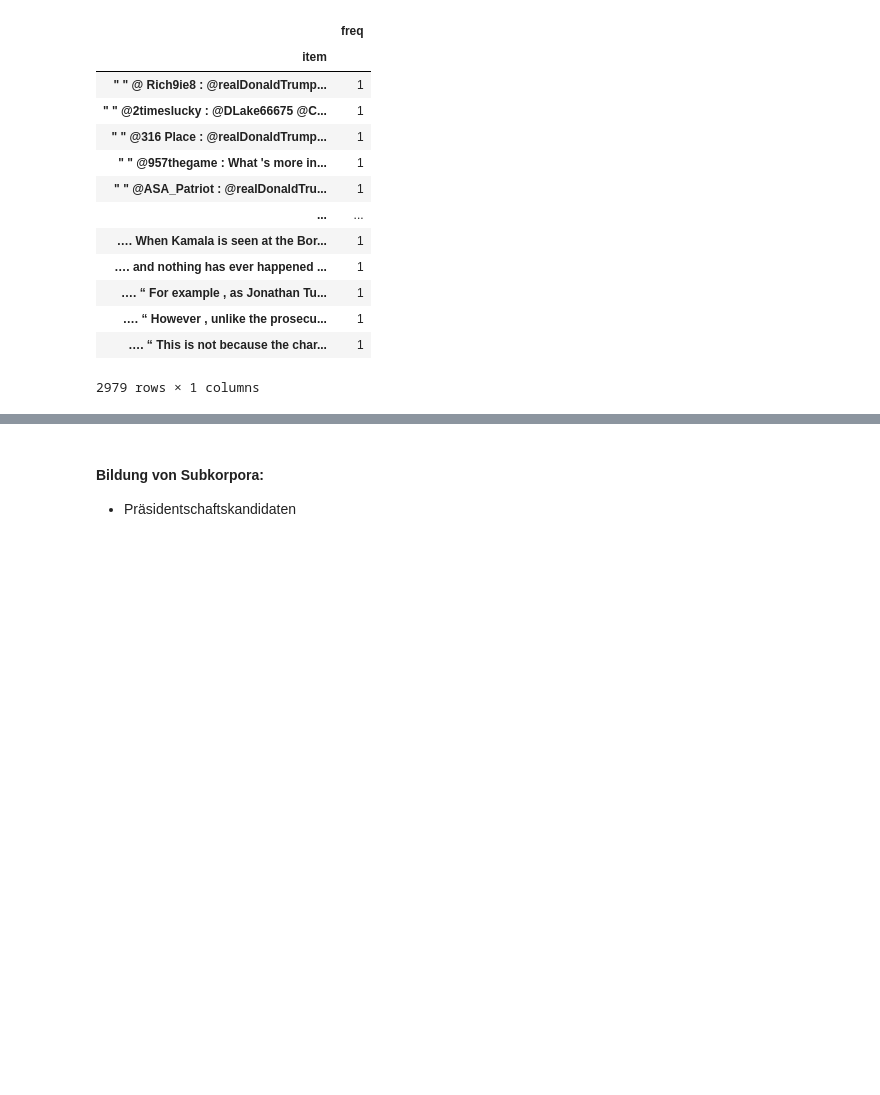
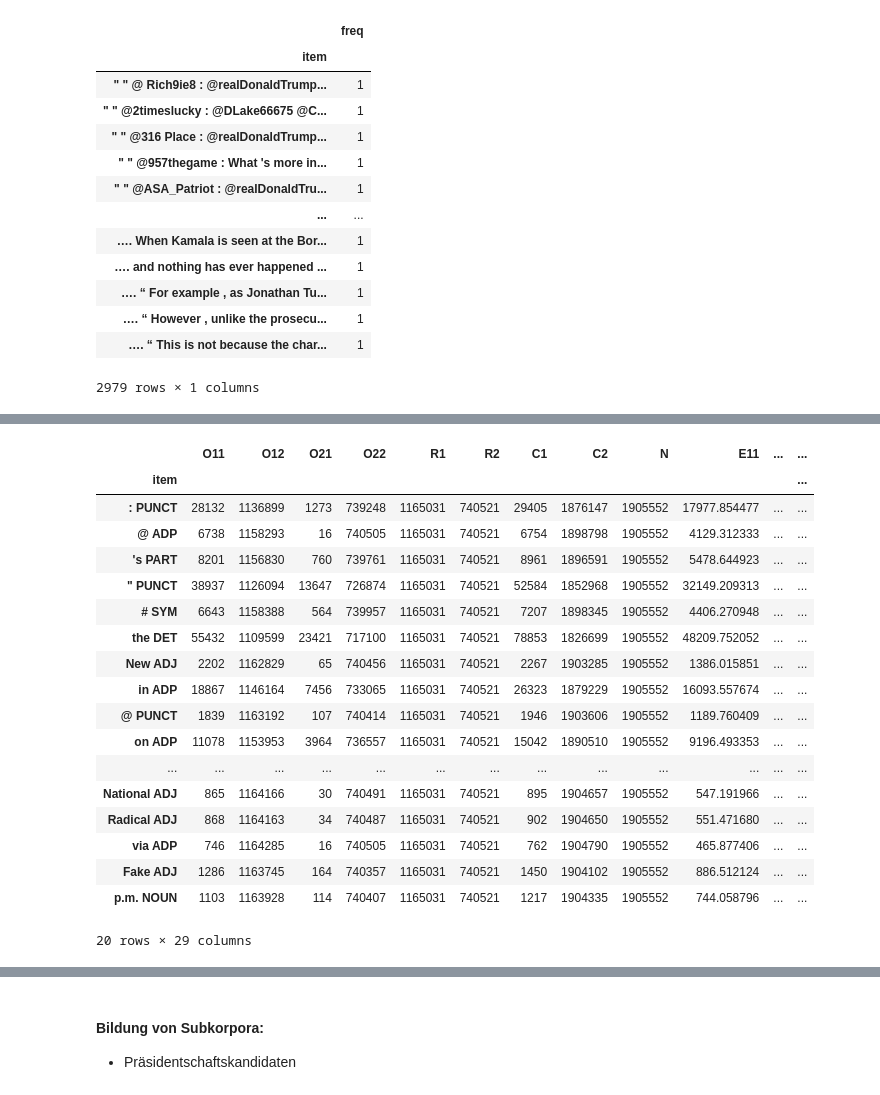
Before and after one commit to vivien3mueller/TrumMus, a Jupyter notebook: 04 CWB_cwb-ccc.ipynb, the cells around one changed output, grey strips where cells are left out. Drawn from its saved outputs; the diff is of its cells as text; code cells hidden in the pictures; blank space fills up the shorter version.

```diff
--- a/04 CWB_cwb-ccc.ipynb
+++ b/04 CWB_cwb-ccc.ipynb
@@ -832,4 +967,24 @@ propnt.concordance(form="kwic")
 # %%
-propnt.collocates(['lemma', 'pos'], order='log_likelihood')
+propnt.collocates(['lemma', 'pos'], order='log_likelihood').head(20)
+# %% [output]
+|  | O11 | O12 | O21 | O22 | R1 | R2 | C1 | C2 | N | E11 | ... | ... |
+| item |  |  |  |  |  |  |  |  |  |  |  | ... |
+| : PUNCT | 28132 | 1136899 | 1273 | 739248 | 1165031 | 740521 | 29405 | 1876147 | 1905552 | 17977.854477 | ... | ... |
+| @ ADP | 6738 | 1158293 | 16 | 740505 | 1165031 | 740521 | 6754 | 1898798 | 1905552 | 4129.312333 | ... | ... |
+| 's PART | 8201 | 1156830 | 760 | 739761 | 1165031 | 740521 | 8961 | 1896591 | 1905552 | 5478.644923 | ... | ... |
+| " PUNCT | 38937 | 1126094 | 13647 | 726874 | 1165031 | 740521 | 52584 | 1852968 | 1905552 | 32149.209313 | ... | ... |
+| # SYM | 6643 | 1158388 | 564 | 739957 | 1165031 | 740521 | 7207 | 1898345 | 1905552 | 4406.270948 | ... | ... |
+| the DET | 55432 | 1109599 | 23421 | 717100 | 1165031 | 740521 | 78853 | 1826699 | 1905552 | 48209.752052 | ... | ... |
+| New ADJ | 2202 | 1162829 | 65 | 740456 | 1165031 | 740521 | 2267 | 1903285 | 1905552 | 1386.015851 | ... | ... |
+| in ADP | 18867 | 1146164 | 7456 | 733065 | 1165031 | 740521 | 26323 | 1879229 | 1905552 | 16093.557674 | ... | ... |
+| @ PUNCT | 1839 | 1163192 | 107 | 740414 | 1165031 | 740521 | 1946 | 1903606 | 1905552 | 1189.760409 | ... | ... |
+| on ADP | 11078 | 1153953 | 3964 | 736557 | 1165031 | 740521 | 15042 | 1890510 | 1905552 | 9196.493353 | ... | ... |
+| ... | ... | ... | ... | ... | ... | ... | ... | ... | ... | ... | ... | ... |
+| National ADJ | 865 | 1164166 | 30 | 740491 | 1165031 | 740521 | 895 | 1904657 | 1905552 | 547.191966 | ... | ... |
+| Radical ADJ | 868 | 1164163 | 34 | 740487 | 1165031 | 740521 | 902 | 1904650 | 1905552 | 551.471680 | ... | ... |
+| via ADP | 746 | 1164285 | 16 | 740505 | 1165031 | 740521 | 762 | 1904790 | 1905552 | 465.877406 | ... | ... |
+| Fake ADJ | 1286 | 1163745 | 164 | 740357 | 1165031 | 740521 | 1450 | 1904102 | 1905552 | 886.512124 | ... | ... |
+| p.m. NOUN | 1103 | 1163928 | 114 | 740407 | 1165031 | 740521 | 1217 | 1904335 | 1905552 | 744.058796 | ... | ... |
+20 rows × 29 columns
 # %%
 propnt.collocates(['lemma', 'pos'], order='dice').head(20)
```
Also changed, not shown: parts of 83 cells of this notebook.
